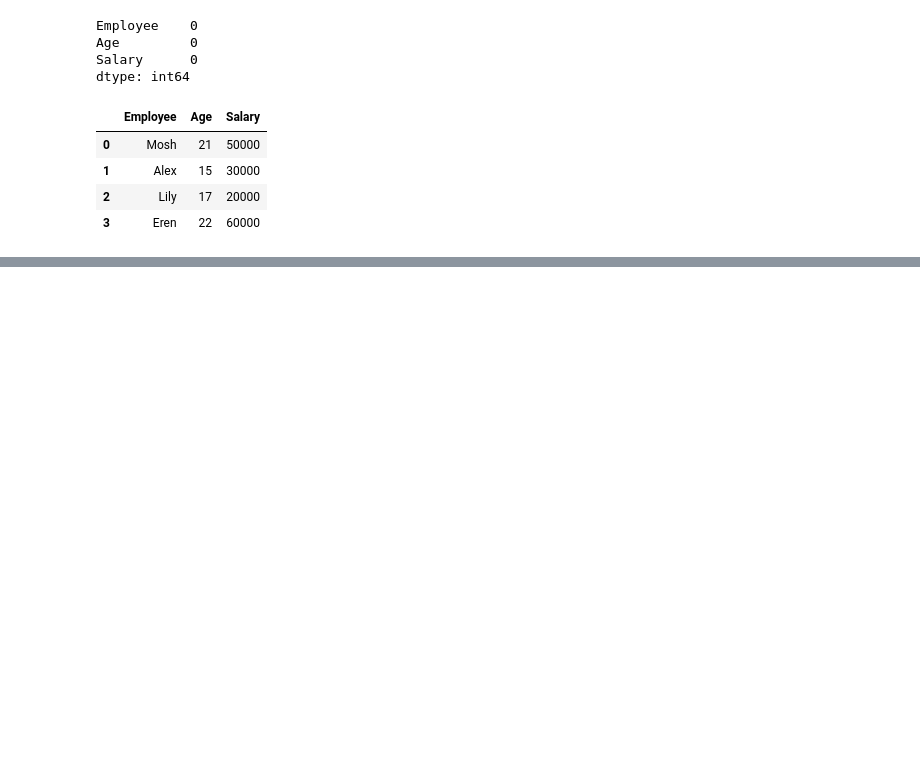
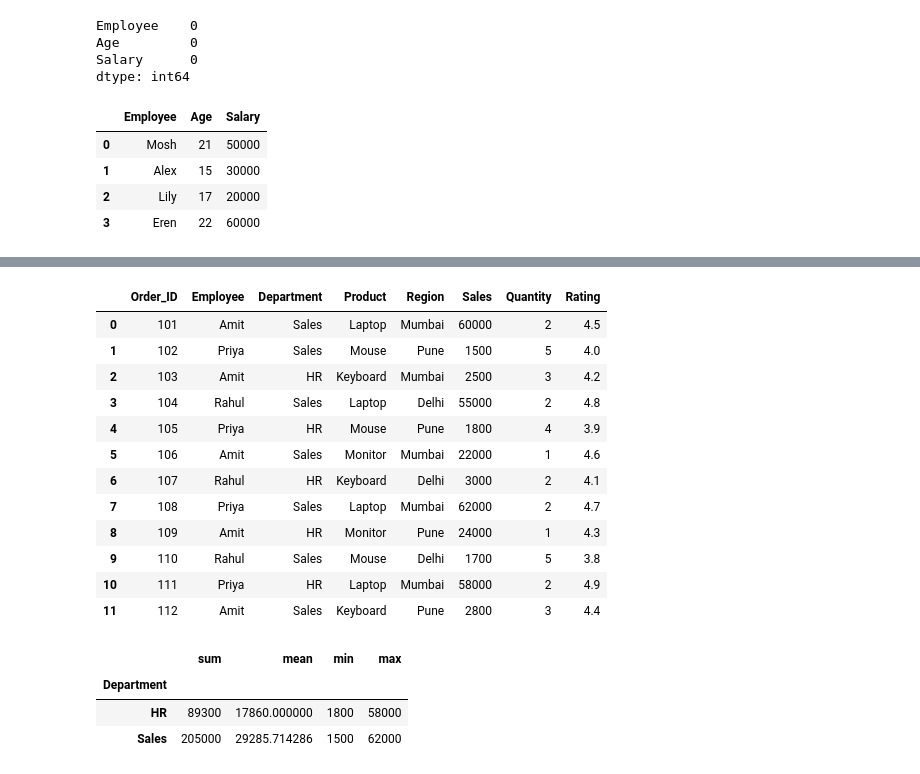
Before and after one commit to YashNotCoder/Python-Learning, a Jupyter notebook: Libraries/Pandas/Basics of pandas.ipynb, the cells around one changed output, grey strips where cells are left out. Cells and saved outputs as stored; diff of their text form; code cells hidden in the pictures; blank space fills up the shorter version.

Commit message:
Learning Groupby

```diff
--- a/Libraries/Pandas/Basics of pandas.ipynb
+++ b/Libraries/Pandas/Basics of pandas.ipynb
@@ -296,0 +284,38 @@ df
+# %%
+
+
+data2 = {
+    "Order_ID": [101,102,103,104,105,106,107,108,109,110,111,112],
+    "Employee": ["Amit","Priya","Amit","Rahul","Priya","Amit","Rahul","Priya","Amit","Rahul","Priya","Amit"],
+    "Department": ["Sales","Sales","HR","Sales","HR","Sales","HR","Sales","HR","Sales","HR","Sales"],
+    "Product": ["Laptop","Mouse","Keyboard","Laptop","Mouse","Monitor","Keyboard","Laptop","Monitor","Mouse","Laptop","Keyboard"],
+    "Region": ["Mumbai","Pune","Mumbai","Delhi","Pune","Mumbai","Delhi","Mumbai","Pune","Delhi","Mumbai","Pune"],
+    "Sales": [60000,1500,2500,55000,1800,22000,3000,62000,24000,1700,58000,2800],
+    "Quantity": [2,5,3,2,4,1,2,2,1,5,2,3],
+    "Rating": [4.5,4.0,4.2,4.8,3.9,4.6,4.1,4.7,4.3,3.8,4.9,4.4]
+}
+
+df = pd.DataFrame(data2)
+
+df
+# %% [output]
+|  | Order_ID | Employee | Department | Product | Region | Sales | Quantity | Rating |
+| 0 | 101 | Amit | Sales | Laptop | Mumbai | 60000 | 2 | 4.5 |
+| 1 | 102 | Priya | Sales | Mouse | Pune | 1500 | 5 | 4.0 |
+| 2 | 103 | Amit | HR | Keyboard | Mumbai | 2500 | 3 | 4.2 |
+| 3 | 104 | Rahul | Sales | Laptop | Delhi | 55000 | 2 | 4.8 |
+| 4 | 105 | Priya | HR | Mouse | Pune | 1800 | 4 | 3.9 |
+| 5 | 106 | Amit | Sales | Monitor | Mumbai | 22000 | 1 | 4.6 |
+| 6 | 107 | Rahul | HR | Keyboard | Delhi | 3000 | 2 | 4.1 |
+| 7 | 108 | Priya | Sales | Laptop | Mumbai | 62000 | 2 | 4.7 |
+| 8 | 109 | Amit | HR | Monitor | Pune | 24000 | 1 | 4.3 |
+| 9 | 110 | Rahul | Sales | Mouse | Delhi | 1700 | 5 | 3.8 |
+| 10 | 111 | Priya | HR | Laptop | Mumbai | 58000 | 2 | 4.9 |
+| 11 | 112 | Amit | Sales | Keyboard | Pune | 2800 | 3 | 4.4 |
+# %%
+df.groupby("Department")["Sales"].agg(["sum", "mean", "min", "max"])
+# %% [output]
+|  | sum | mean | min | max |
+| Department |  |  |  |  |
+| HR | 89300 | 17860.000000 | 1800 | 58000 |
+| Sales | 205000 | 29285.714286 | 1500 | 62000 |
```
Also changed, not shown: parts of 4 cells of this notebook.
